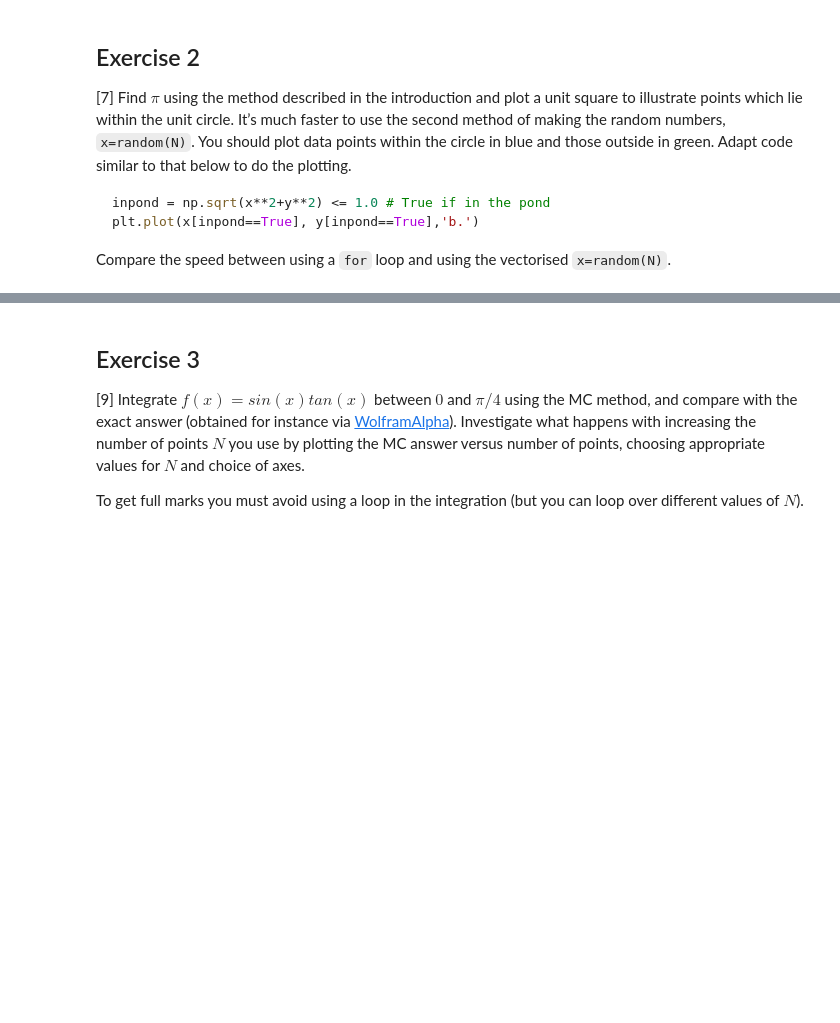
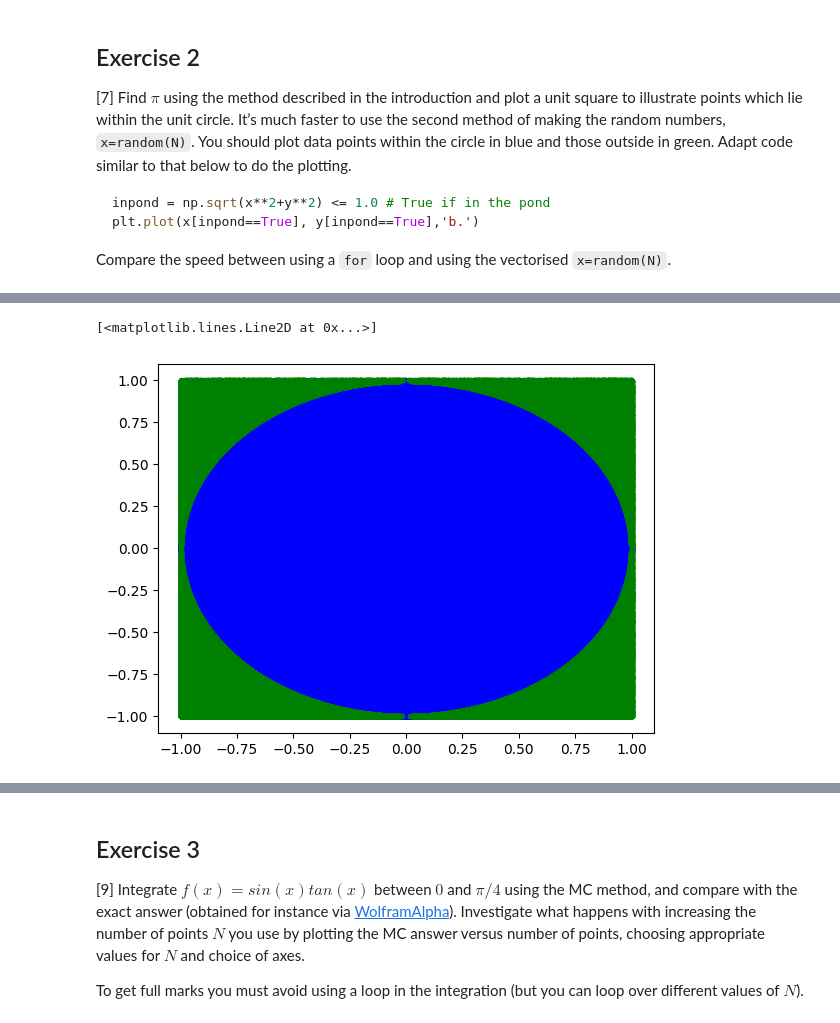
Before and after one commit to PX2145-2025/week-6-b-Finlay-Hall, a Jupyter notebook: Monte_Carlo.ipynb, the cells around one changed output, grey strips where cells are left out. Saved outputs shown, nothing was run; the diff lists cells and outputs as text; code cells hidden in the pictures; blank space fills up the shorter version.

````diff
--- a/Monte_Carlo.ipynb
+++ b/Monte_Carlo.ipynb
@@ -231,3 +233,26 @@ inpond = np.sqrt(x**2+y**2) <= 1.0 # True if in the pond
 plt.plot(x[inpond==True], y[inpond==True],'b.')
 ```
  Compare the speed between using a `for` loop and using the vectorised `x=random(N)`.
+# %%
+%%time
+
+N=int(1e7)
+n=0
+x_list = []
+y_list = []
+
+for i in range (N):
+    x = 2*random()-1
+    x_list.append(x)
+    y = 2*random()-1
+    y_list.append(y)
+    r = x*x+y*y
+    if np.sqrt(r) <= 1.0 :  # True if in the pond
+      n+=1
+print(4*n/N)
+x_list = np.array(x_list)
+y_list = np.array(y_list)
+inpond = np.sqrt((x_list*x_list) + (y_list*y_list)) <= 1.0
+plt.plot(x_list[inpond==True], y_list[inpond==True],'b.')
+plt.plot(x_list[inpond==False], y_list[inpond==False],'g.')
+# %% [output]
@@ -233,0 +262,2 @@ plt.plot(x[inpond==True], y[inpond==True],'b.')
+[<matplotlib.lines.Line2D at 0x...>]
+[figure, added]
````
Also changed, not shown: parts of 4 cells of this notebook.
